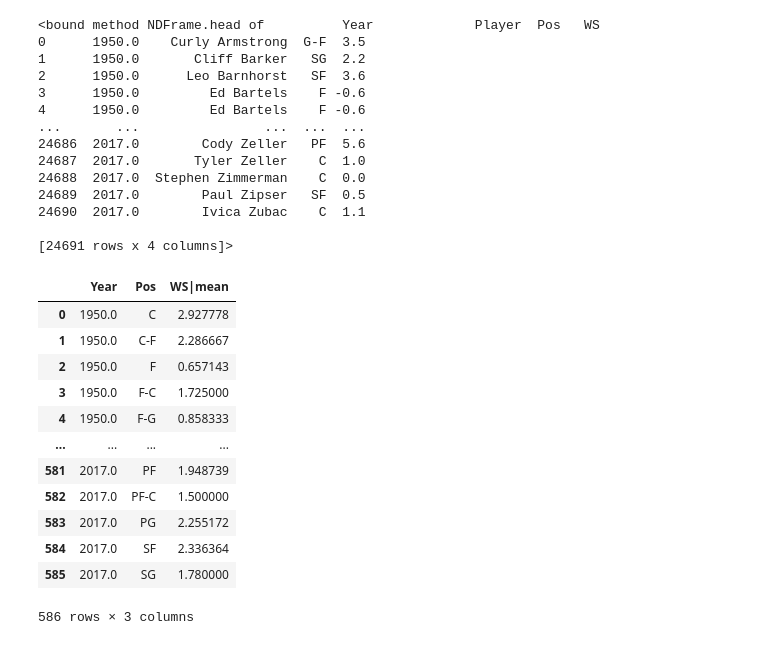
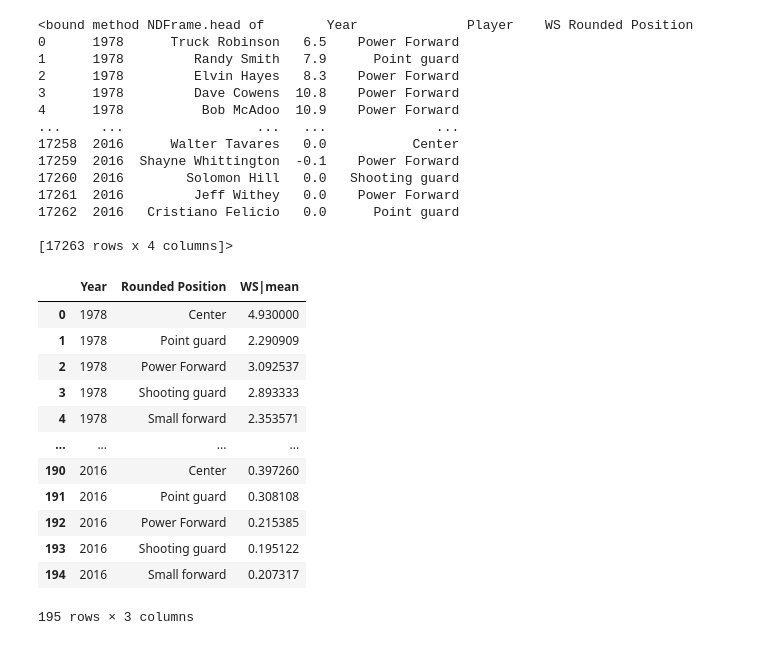
Before and after one commit to lovenalee/Ballers-Project1-Do-You-Really-Know-The-NBA-, a Jupyter notebook: Most Valuable position analysis - Vena.ipynb, the cells around one changed output. Saved outputs shown, nothing was run; the diff lists cells and outputs as text; code cells hidden in the pictures.

```diff
--- a/Most Valuable position analysis - Vena.ipynb
+++ b/Most Valuable position analysis - Vena.ipynb
@@ -4,44 +5,48 @@ import matplotlib.pyplot as plt
 # %%
 # Pull data: Year, player name, position, points, # of Games
-col_list = ["Year", "Player", "Pos", "WS"]
-df = pd.read_csv("nba_season_stats_kaggle.csv", usecols=col_list)
-df.head
+col_list = ["Year", "Player", "Rounded Position", "WS"]
+df = pd.read_csv("NBA_Season_Data_dataworld.csv", usecols=col_list)
+df_cleaned = df.drop(df[df['Player'] == "0"].index)
+df_cleaned["Rounded Position"] = df_cleaned["Rounded Position"].replace([1.0,2.0,3.0,4.0,5.0],["Point guard","Shooting guard","Small forward","Power Forward","Center"])
+
+
+df_cleaned.head
 # %% [output]
-<bound method NDFrame.head of          Year             Player  Pos   WS
-0      1950.0    Curly Armstrong  G-F  3.5
-1      1950.0       Cliff Barker   SG  2.2
-2      1950.0      Leo Barnhorst   SF  3.6
-3      1950.0         Ed Bartels    F -0.6
-4      1950.0         Ed Bartels    F -0.6
-...       ...                ...  ...  ...
-24686  2017.0        Cody Zeller   PF  5.6
-24687  2017.0       Tyler Zeller    C  1.0
-24688  2017.0  Stephen Zimmerman    C  0.0
-24689  2017.0        Paul Zipser   SF  0.5
-24690  2017.0        Ivica Zubac    C  1.1
+<bound method NDFrame.head of        Year              Player    WS Rounded Position
+0      1978      Truck Robinson   6.5    Power Forward
+1      1978         Randy Smith   7.9      Point guard
+2      1978         Elvin Hayes   8.3    Power Forward
+3      1978         Dave Cowens  10.8    Power Forward
+4      1978          Bob McAdoo  10.9    Power Forward
+...     ...                 ...   ...              ...
+17258  2016      Walter Tavares   0.0           Center
+17259  2016  Shayne Whittington  -0.1    Power Forward
+17260  2016        Solomon Hill   0.0   Shooting guard
+17261  2016         Jeff Withey   0.0    Power Forward
+17262  2016   Cristiano Felicio   0.0      Point guard
 
-[24691 rows x 4 columns]>
+[17263 rows x 4 columns]>
 # %%
 # Groupby dataset by year and position
 # get the average of WS of each position in each year
-avg_WS_of_each_pos= df.groupby(["Year","Pos"]).agg({'WS': ['mean']})
+avg_WS_of_each_pos= df_cleaned.groupby(["Year","Rounded Position"]).agg({'WS': ['mean']})
 WS_Analysis = avg_WS_of_each_pos.reset_index()
 WS_Analysis.columns = WS_Analysis.columns.map('|'.join).str.strip('|')
 WS_Analysis
 # %% [output]
-|  | Year | Pos | WS|mean |
-| 0 | 1950.0 | C | 2.927778 |
-| 1 | 1950.0 | C-F | 2.286667 |
-| 2 | 1950.0 | F | 0.657143 |
-| 3 | 1950.0 | F-C | 1.725000 |
-| 4 | 1950.0 | F-G | 0.858333 |
+|  | Year | Rounded Position | WS|mean |
+| 0 | 1978 | Center | 4.930000 |
+| 1 | 1978 | Point guard | 2.290909 |
+| 2 | 1978 | Power Forward | 3.092537 |
+| 3 | 1978 | Shooting guard | 2.893333 |
+| 4 | 1978 | Small forward | 2.353571 |
 | ... | ... | ... | ... |
-| 581 | 2017.0 | PF | 1.948739 |
-| 582 | 2017.0 | PF-C | 1.500000 |
-| 583 | 2017.0 | PG | 2.255172 |
-| 584 | 2017.0 | SF | 2.336364 |
-| 585 | 2017.0 | SG | 1.780000 |
+| 190 | 2016 | Center | 0.397260 |
+| 191 | 2016 | Point guard | 0.308108 |
+| 192 | 2016 | Power Forward | 0.215385 |
+| 193 | 2016 | Shooting guard | 0.195122 |
+| 194 | 2016 | Small forward | 0.207317 |
-586 rows × 3 columns
+195 rows × 3 columns
 # %%
 # generate the list of position
 position_name = WS_Analysis.iloc[:,1].unique()
```
Also changed, not shown: parts of 10 cells of this notebook.
